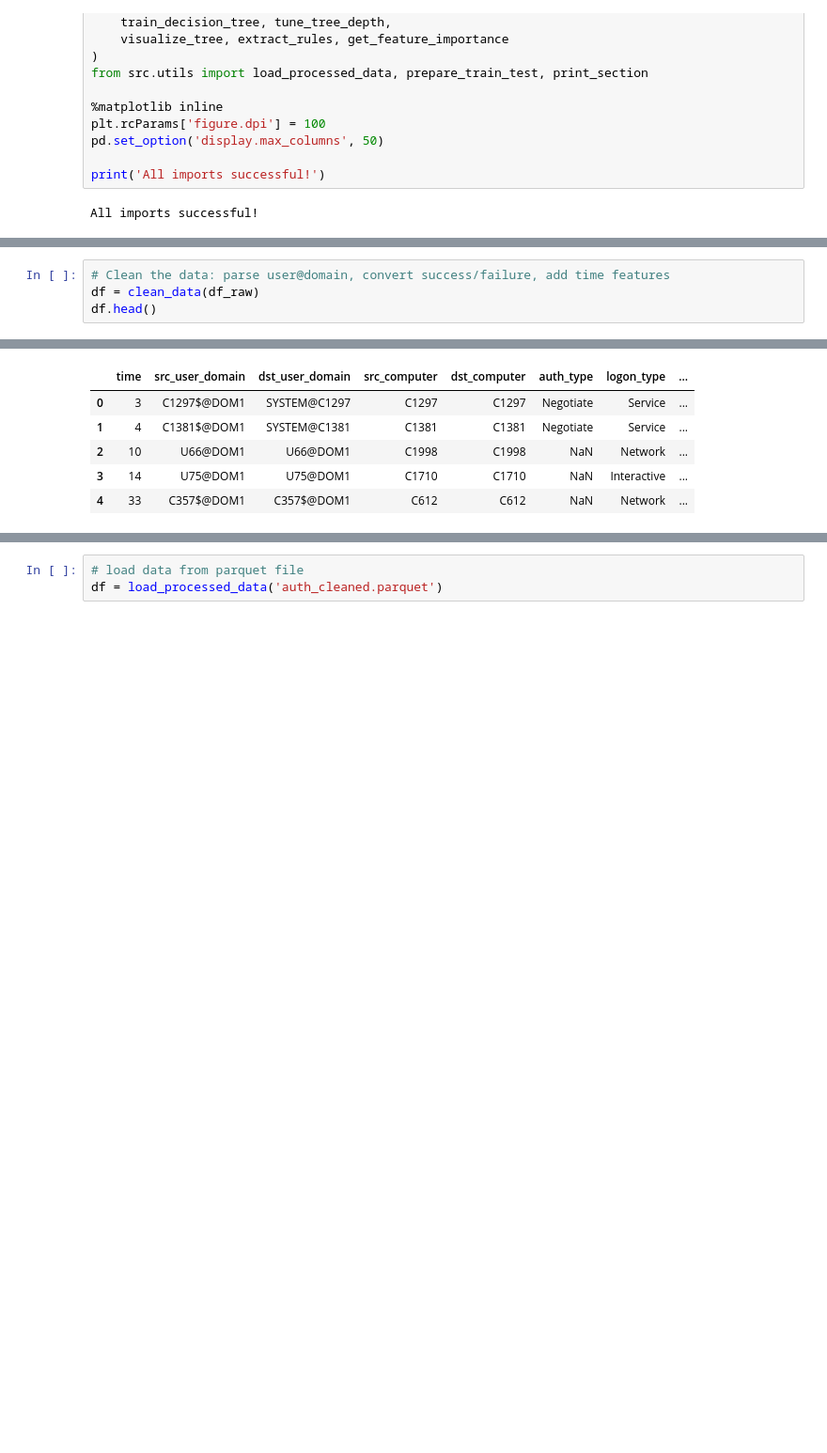
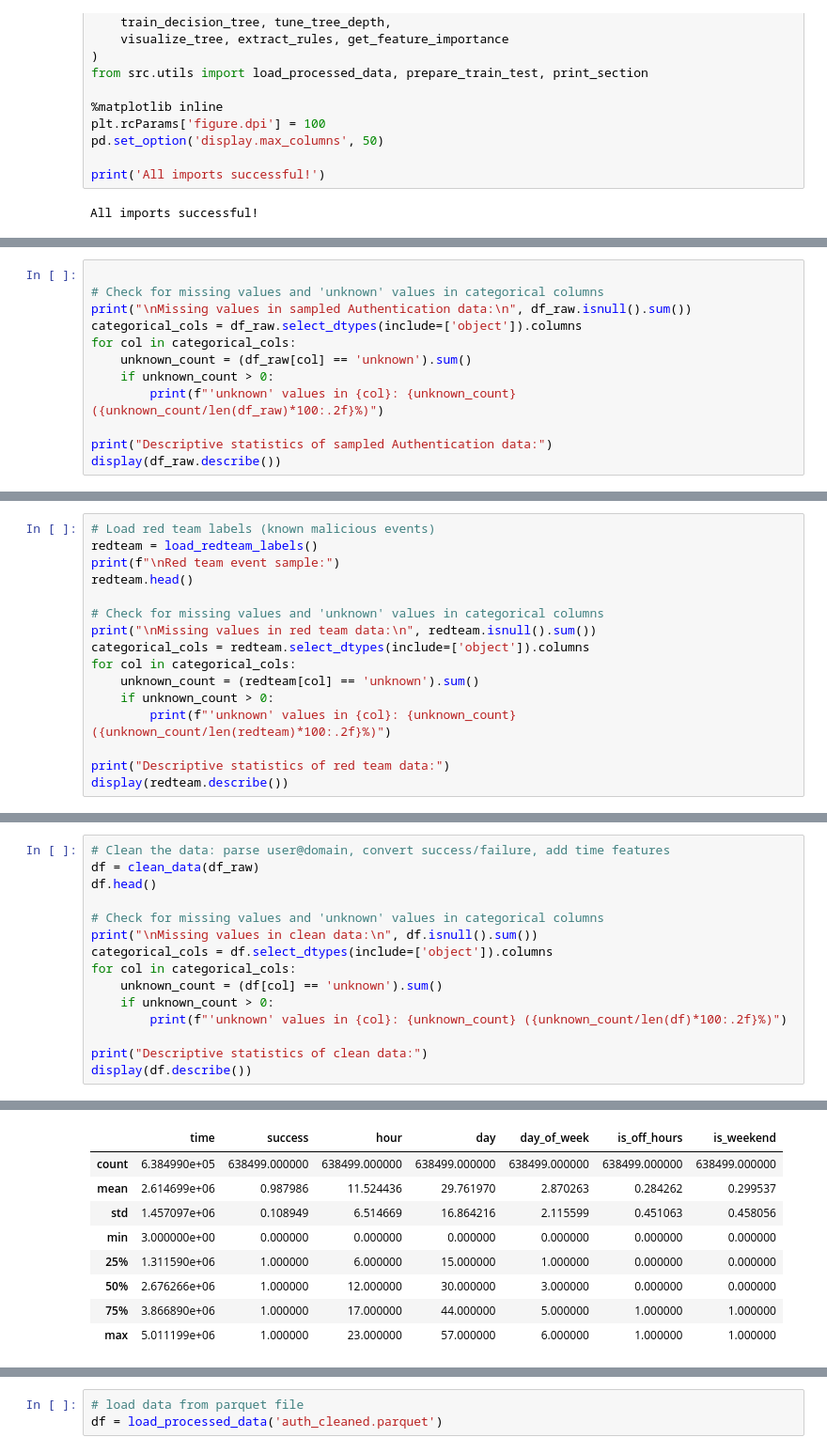
Before and after one commit to daisywu1/MLAI-Capstone-Project, a Jupyter notebook: notebooks/capstone_analysis.ipynb, the cells around one changed output, grey strips where cells are left out. Shown at 94% size. Saved outputs shown, nothing was run; the diff lists cells and outputs as text; blank space fills up the shorter version.

Commit message:
Enhanced EDA section: print out missing value stats, descriptive stats of sampled data.

```diff
--- a/notebooks/capstone_analysis.ipynb
+++ b/notebooks/capstone_analysis.ipynb
@@ -158,0 +141,12 @@ Red team event sample:
+# %%
+
+# Check for missing values and 'unknown' values in categorical columns
+print("\nMissing values in sampled Authentication data:\n", df_raw.isnull().sum())
+categorical_cols = df_raw.select_dtypes(include=['object']).columns
+for col in categorical_cols:
+    unknown_count = (df_raw[col] == 'unknown').sum()
+    if unknown_count > 0:
+        print(f"'unknown' values in {col}: {unknown_count} ({unknown_count/len(df_raw)*100:.2f}%)")
+
+print("Descriptive statistics of sampled Authentication data:")
+display(df_raw.describe())
@@ -158,0 +175,16 @@ Red team event sample:
+# %%
+# Load red team labels (known malicious events)
+redteam = load_redteam_labels()
+print(f"\nRed team event sample:")
+redteam.head()
+
+# Check for missing values and 'unknown' values in categorical columns
+print("\nMissing values in red team data:\n", redteam.isnull().sum())
+categorical_cols = redteam.select_dtypes(include=['object']).columns
+for col in categorical_cols:
+    unknown_count = (redteam[col] == 'unknown').sum()
+    if unknown_count > 0:
+        print(f"'unknown' values in {col}: {unknown_count} ({unknown_count/len(redteam)*100:.2f}%)")
+
+print("Descriptive statistics of red team data:")
+display(redteam.describe())
@@ -160,5 +214,16 @@ Red team event sample:
 # Clean the data: parse user@domain, convert success/failure, add time features
 df = clean_data(df_raw)
 df.head()
+
+# Check for missing values and 'unknown' values in categorical columns
+print("\nMissing values in clean data:\n", df.isnull().sum())
+categorical_cols = df.select_dtypes(include=['object']).columns
+for col in categorical_cols:
+    unknown_count = (df[col] == 'unknown').sum()
+    if unknown_count > 0:
+        print(f"'unknown' values in {col}: {unknown_count} ({unknown_count/len(df)*100:.2f}%)")
+
+print("Descriptive statistics of clean data:")
+display(df.describe())
 # %% [output]
   Cleaned data: 638,499 rows, 19 columns
@@ -165,9 +246,12 @@ df.head()
-|  | time | src_user_domain | dst_user_domain | src_computer | dst_computer | auth_type | logon_type | ... |
-| 0 | 3 | C1297$@DOM1 | SYSTEM@C1297 | C1297 | C1297 | Negotiate | Service | ... |
-| 1 | 4 | C1381$@DOM1 | SYSTEM@C1381 | C1381 | C1381 | Negotiate | Service | ... |
-| 2 | 10 | U66@DOM1 | U66@DOM1 | C1998 | C1998 | NaN | Network | ... |
-| 3 | 14 | U75@DOM1 | U75@DOM1 | C1710 | C1710 | NaN | Interactive | ... |
-| 4 | 33 | C357$@DOM1 | C357$@DOM1 | C612 | C612 | NaN | Network | ... |
+|  | time | success | hour | day | day_of_week | is_off_hours | is_weekend |
+| count | 6.384990e+05 | 638499.000000 | 638499.000000 | 638499.000000 | 638499.000000 | 638499.000000 | 638499.000000 |
+| mean | 2.614699e+06 | 0.987986 | 11.524436 | 29.761970 | 2.870263 | 0.284262 | 0.299537 |
+| std | 1.457097e+06 | 0.108949 | 6.514669 | 16.864216 | 2.115599 | 0.451063 | 0.458056 |
+| min | 3.000000e+00 | 0.000000 | 0.000000 | 0.000000 | 0.000000 | 0.000000 | 0.000000 |
+| 25% | 1.311590e+06 | 1.000000 | 6.000000 | 15.000000 | 1.000000 | 0.000000 | 0.000000 |
+| 50% | 2.676266e+06 | 1.000000 | 12.000000 | 30.000000 | 3.000000 | 0.000000 | 0.000000 |
+| 75% | 3.866890e+06 | 1.000000 | 17.000000 | 44.000000 | 5.000000 | 1.000000 | 1.000000 |
+| max | 5.011199e+06 | 1.000000 | 23.000000 | 57.000000 | 6.000000 | 1.000000 | 1.000000 |
 # %%
 # Label red team events as suspicious
 df = label_redteam_events(df, redteam)
```
Also changed, not shown: parts of 13 cells of this notebook, 3 other files.
